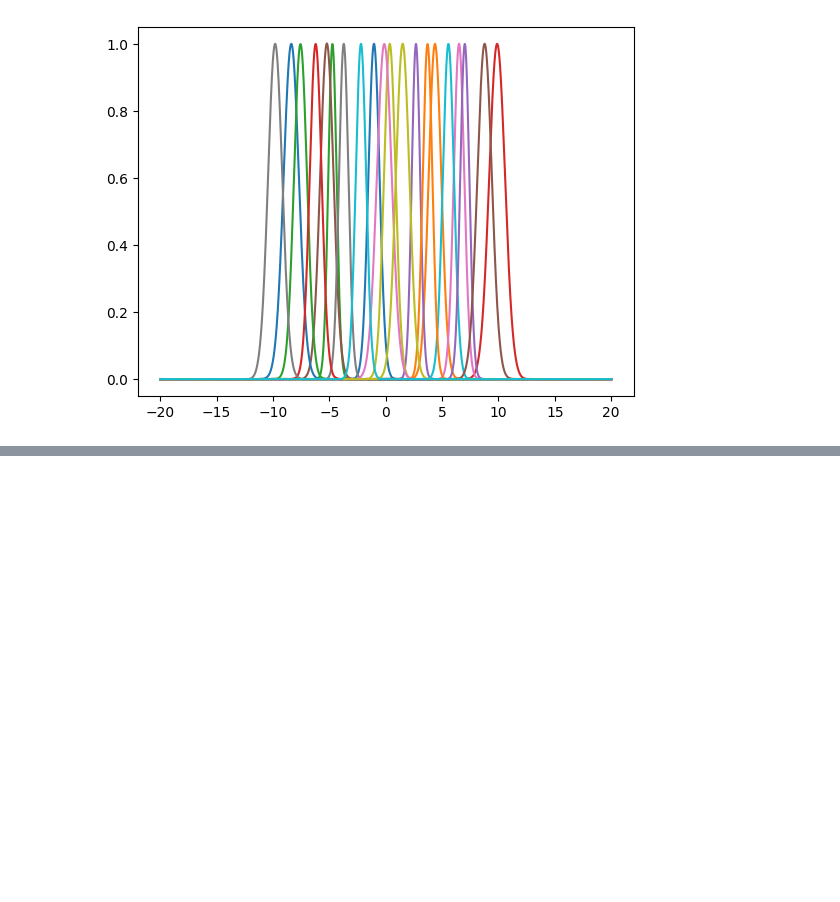
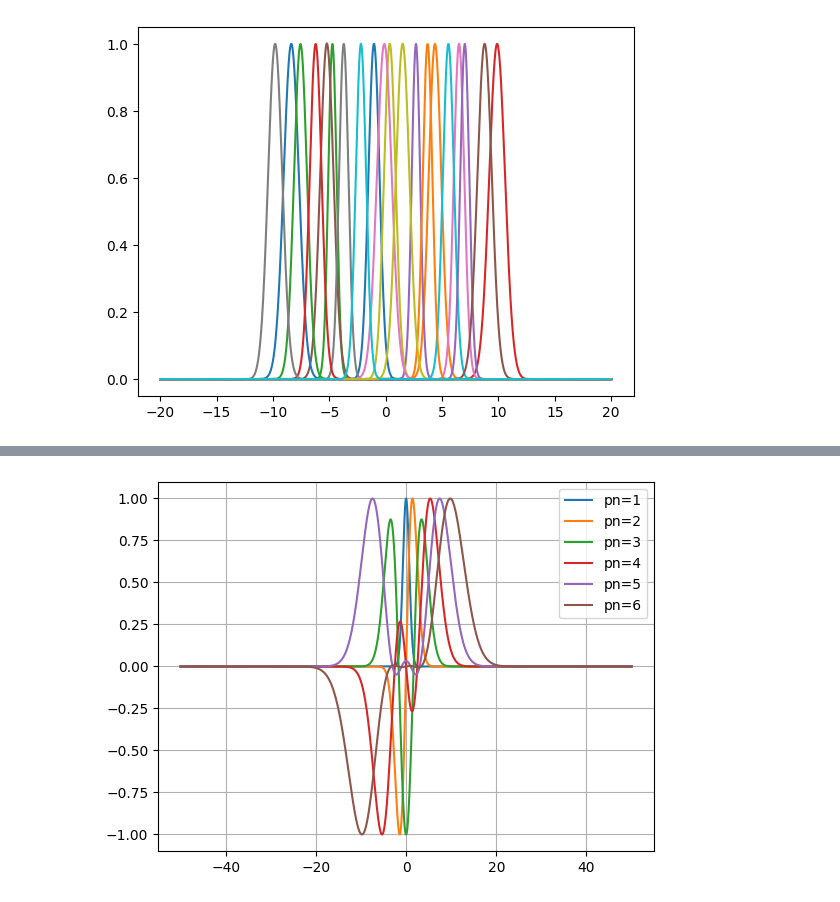
Before and after one commit to oduolaidrisA/Scientific-Machine-Learning-for-QEP, a Jupyter notebook: RqPINN_with_attention/pre_trainer.ipynb, the cells around one changed output, grey strips where cells are left out. Cells and saved outputs as stored; diff of their text form; code cells hidden in the pictures; blank space fills up the shorter version.

```diff
--- a/RqPINN_with_attention/pre_trainer.ipynb
+++ b/RqPINN_with_attention/pre_trainer.ipynb
@@ -38,7 +45,7 @@ class sine(torch.nn.Module):
     return torch.sin(input)
 
 #Defining the hyperparameters
-t0 =-20; tf = 20; xbc = 0; gauss_num = 20
+t0 =-50; tf = 50; xbc = 0; gauss_num = 10
 layers = [1,512,512,256,256,128,gauss_num]
 col_pts = 100000; lr = 1e-3; epochs =40000
 # %%
@@ -191,0 +244,43 @@ Here in the trained Gaussian, we will enforce equivariance in the pretrained mod
+# %%
+def fg(x, s):
+    """Batch of Gaussians for different widths."""
+    return torch.exp(-(x / s.unsqueeze(0)) ** 2)  # (n_points, n_functions)
+
+def gauss_modulated_basis(xd, NMax):
+    """Vectorized basis matrix construction."""
+    n_points = xd.shape[0]
+    pn = torch.arange(1, NMax+1)  # (NMax,)
+    n = pn - 1  # (NMax,)
+
+    # Build Gaussian part (n_points, NMax)
+    gaussian = fg(xd, pn)
+
+    # Build modulation polynomial part
+    mfun = torch.ones((n_points, NMax))
+
+    for idx in range(NMax):
+        degree = n[idx]
+        if degree > 0:
+            sp = (tf-t0) / pn[idx]
+            pnt = (torch.arange(1, degree+1) * sp + t0) * 0.1  # The roots
+            for pm in range(degree):
+                mfun[:, idx] *= (xd.squeeze(1) - pnt[pm])
+
+    # Multiply Gaussian × Polynomial
+    basis = gaussian * mfun
+
+    # Normalize each column
+    basis = basis / basis.abs().max(dim=0, keepdim=True).values  # Normalize each basis function
+
+    return basis
+# %%
+x = torch.linspace(t0,tf, col_pts).view(-1,1).float()
+gm_basis = gauss_modulated_basis(x, gauss_num)
+# %%
+for i in range(6):
+    plt.plot(x.numpy(), gm_basis[:, i].numpy(), label=f'pn={i+1}')
+plt.legend()
+plt.grid(True)
+plt.show()
+# %% [output]
+[figure, added]
```
Also changed, not shown: parts of 3 cells of this notebook.
